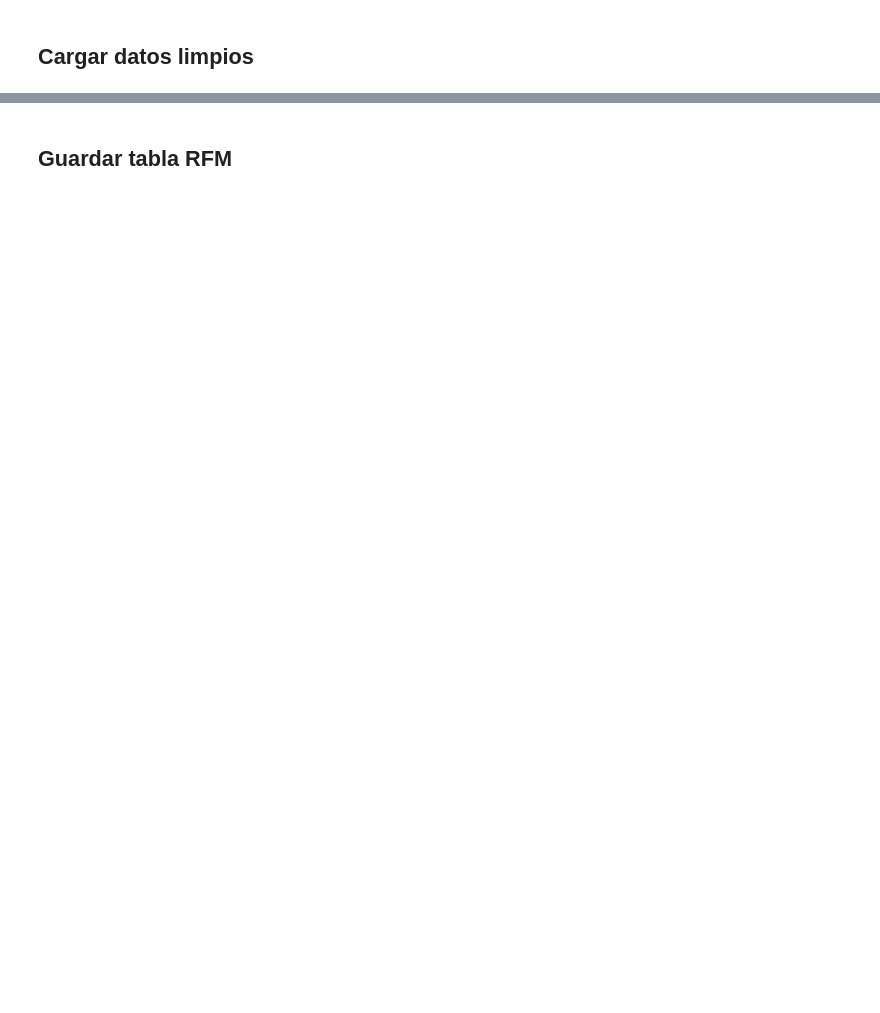
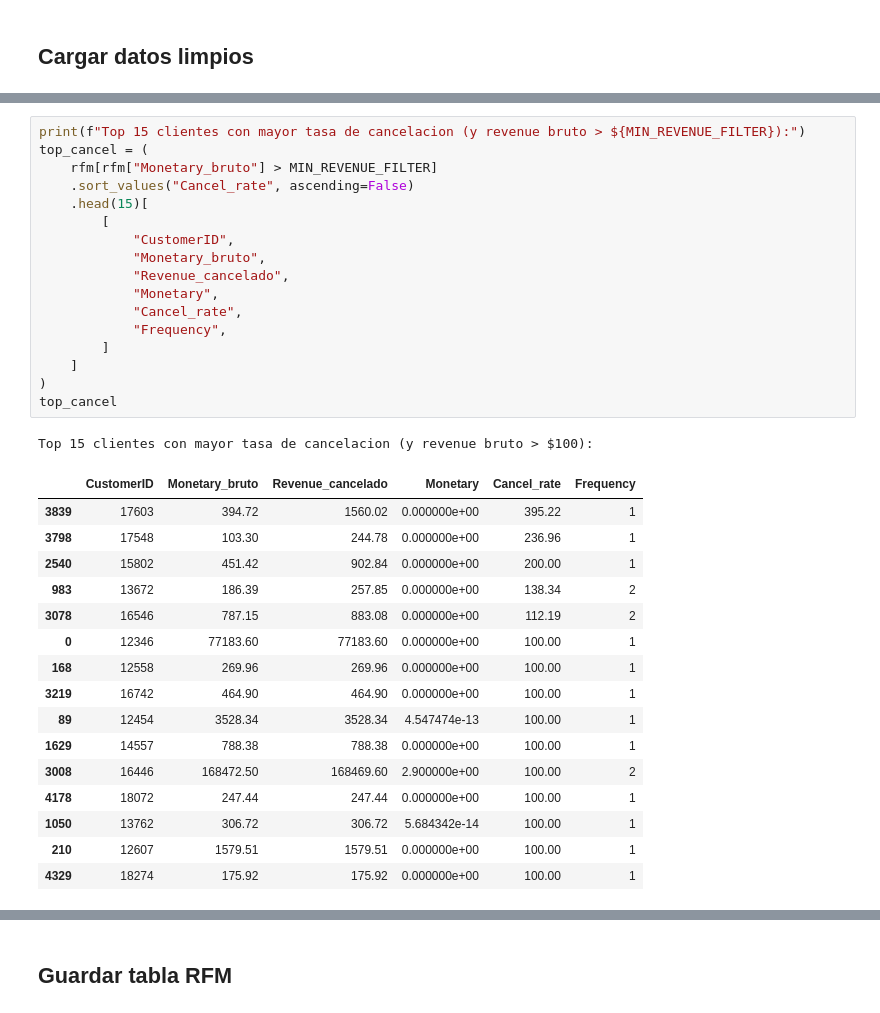
Before and after one commit to gonrc/segmentacion-clientes-ecommerce, a Jupyter notebook: notebooks/4-feat_eng/04-gc-rfm_por_cliente-2026_03_18.ipynb, the cells around one changed output, grey strips where cells are left out. Drawn from its saved outputs; the diff is of its cells as text; blank space fills up the shorter version.

```diff
--- a/notebooks/4-feat_eng/04-gc-rfm_por_cliente-2026_03_18.ipynb
+++ b/notebooks/4-feat_eng/04-gc-rfm_por_cliente-2026_03_18.ipynb
@@ -67,0 +126,35 @@ Tabla RFM: 4,338 clientes
+# %%
+print(f"Top 15 clientes con mayor tasa de cancelacion (y revenue bruto > ${MIN_REVENUE_FILTER}):")
+top_cancel = (
+    rfm[rfm["Monetary_bruto"] > MIN_REVENUE_FILTER]
+    .sort_values("Cancel_rate", ascending=False)
+    .head(15)[
+        [
+            "CustomerID",
+            "Monetary_bruto",
+            "Revenue_cancelado",
+            "Monetary",
+            "Cancel_rate",
+            "Frequency",
+        ]
+    ]
+)
+top_cancel
+# %% [output]
+Top 15 clientes con mayor tasa de cancelacion (y revenue bruto > $100):
+|  | CustomerID | Monetary_bruto | Revenue_cancelado | Monetary | Cancel_rate | Frequency |
+| 3839 | 17603 | 394.72 | 1560.02 | 0.000000e+00 | 395.22 | 1 |
+| 3798 | 17548 | 103.30 | 244.78 | 0.000000e+00 | 236.96 | 1 |
+| 2540 | 15802 | 451.42 | 902.84 | 0.000000e+00 | 200.00 | 1 |
+| 983 | 13672 | 186.39 | 257.85 | 0.000000e+00 | 138.34 | 2 |
+| 3078 | 16546 | 787.15 | 883.08 | 0.000000e+00 | 112.19 | 2 |
+| 0 | 12346 | 77183.60 | 77183.60 | 0.000000e+00 | 100.00 | 1 |
+| 168 | 12558 | 269.96 | 269.96 | 0.000000e+00 | 100.00 | 1 |
+| 3219 | 16742 | 464.90 | 464.90 | 0.000000e+00 | 100.00 | 1 |
+| 89 | 12454 | 3528.34 | 3528.34 | 4.547474e-13 | 100.00 | 1 |
+| 1629 | 14557 | 788.38 | 788.38 | 0.000000e+00 | 100.00 | 1 |
+| 3008 | 16446 | 168472.50 | 168469.60 | 2.900000e+00 | 100.00 | 2 |
+| 4178 | 18072 | 247.44 | 247.44 | 0.000000e+00 | 100.00 | 1 |
+| 1050 | 13762 | 306.72 | 306.72 | 5.684342e-14 | 100.00 | 1 |
+| 210 | 12607 | 1579.51 | 1579.51 | 0.000000e+00 | 100.00 | 1 |
+| 4329 | 18274 | 175.92 | 175.92 | 0.000000e+00 | 100.00 | 1 |
```
Also changed, not shown: parts of 23 cells of this notebook, 1 other file.
